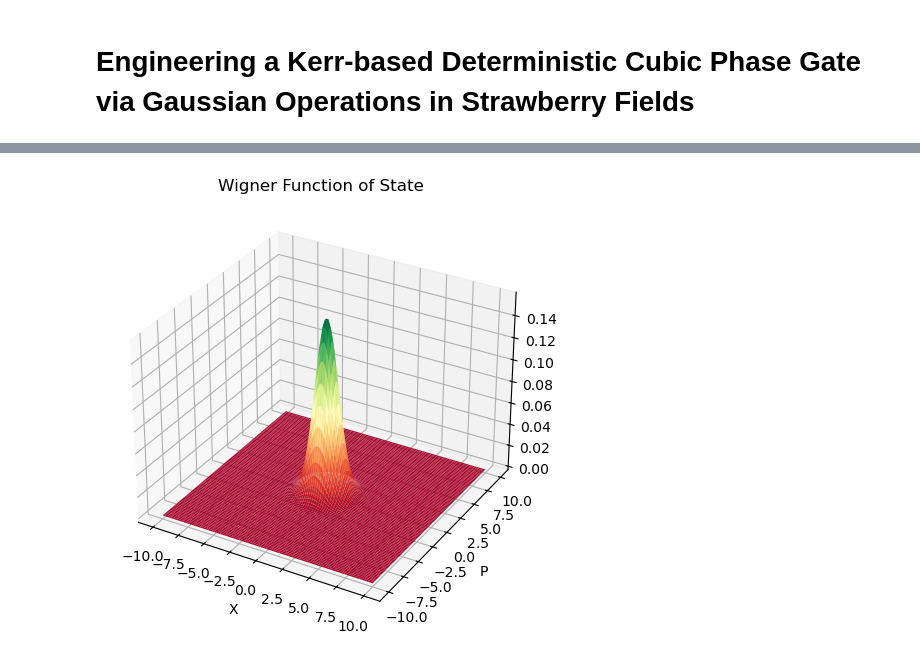
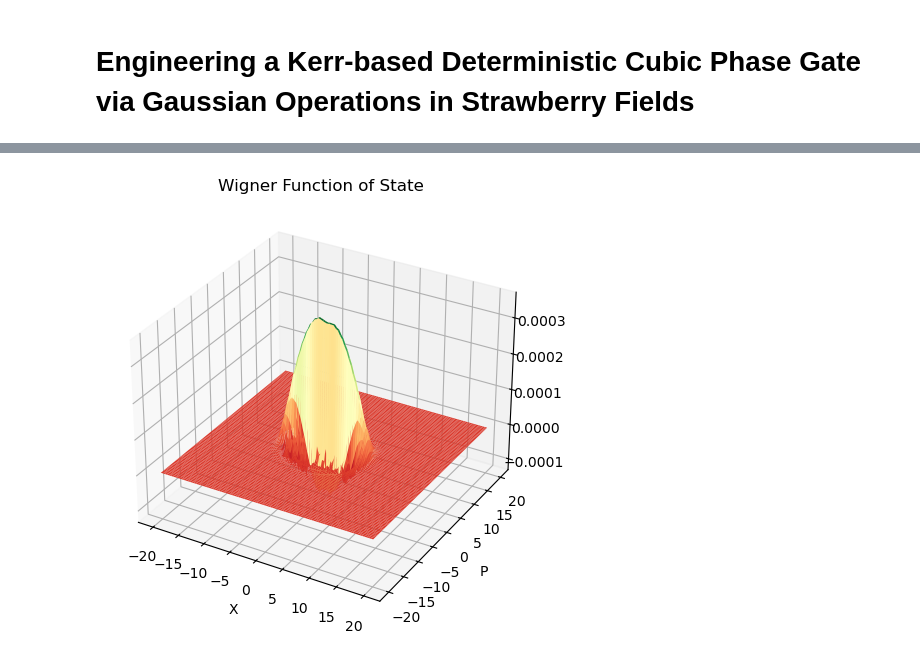
Before and after one commit to lukass16/LGW-Lab-NLSE, a Jupyter notebook: Strawberry Fields/cubic_phase_via_gaussian.ipynb, the cells around one changed output, grey strips where cells are left out. Saved outputs shown, nothing was run; the diff lists cells and outputs as text; code cells hidden in the pictures.

Commit message:
Implement Primary Cubic Phase Gate Code

```diff
--- a/Strawberry Fields/cubic_phase_via_gaussian.ipynb
+++ b/Strawberry Fields/cubic_phase_via_gaussian.ipynb
@@ -10,8 +12,9 @@ from mpl_toolkits.mplot3d import Axes3D
 # %%
-def plot_wigner(state, title = "Wigner Function of State"):
-    fig = plt.figure()
-    x = np.linspace(-10, 10, 100)
-    p = np.linspace(-10, 10, 100)
+def plot_wigner(state, title = "Wigner Function of State", fig=None, ax=None):
+    if fig == None:
+        fig = plt.figure()
+    x = np.linspace(-20, 20, 100)
+    p = np.linspace(-20, 20, 100)
     Z = state.wigner(0, x, p)
     X, P = np.meshgrid(x, p)
     ax = fig.add_subplot(111, projection='3d')
@@ -22,3 +25,13 @@ def plot_wigner(state, title = "Wigner Function of State"):
     fig.tight_layout()
 
     plt.show()
+
+def ax_plot_wigner(ax, state, title):
+    x = np.linspace(-20, 20, 100)
+    p = np.linspace(-20, 20, 100)
+    Z = state.wigner(0, x, p)
+    X, P = np.meshgrid(x, p)
+    ax.plot_surface(X, P, Z, cmap='RdYlGn', lw=0.5, rstride=1, cstride=1)
+    ax.set_title(title)
+    ax.set_xlabel('X')
+    ax.set_ylabel('P')
@@ -25,27 +85,28 @@ def plot_wigner(state, title = "Wigner Function of State"):
 # %%
-''' define the parameters '''
-lam = 10 # in-phase quadrature power gain = lab^2
-alpha = 1 + 7j
-
-# convert alpha to polar coordinates
-r = np.abs(alpha)
-phi = np.angle(alpha)
-
-
 prog = sf.Program(1)
 with prog.context as q:
     Vac | q[0] # prepare the vacuum state |0>
 
+    """ Direct """
     Sgate(np.log(lam), 0) | q[0] # apply the squeezing
     Dgate(r, phi) | q[0] # apply the displacement
 
-    # inverse operations
+    """ Nonlinearity """
+    for i in range(N): # apply the small propagation step N times
+
+        Kgate(nkappa) | q[0]
+        Rgate(nphi) | q[0]
+        Dgate(nr, nphi) | q[0]
+
+
+
+    """ Inverse """
     Dgate(-r, phi) | q[0]
     Sgate(-np.log(lam), 0) | q[0]
 
 
-eng = sf.Engine('gaussian')
+eng = sf.Engine('fock', backend_options={"cutoff_dim": cutoff_dim})
 state = eng.run(prog).state
 plot_wigner(state)
 # %% [output]
-[figure, old version]
+[figure, new version]
```
Also changed, not shown: parts of 8 cells of this notebook, 1 other file.
